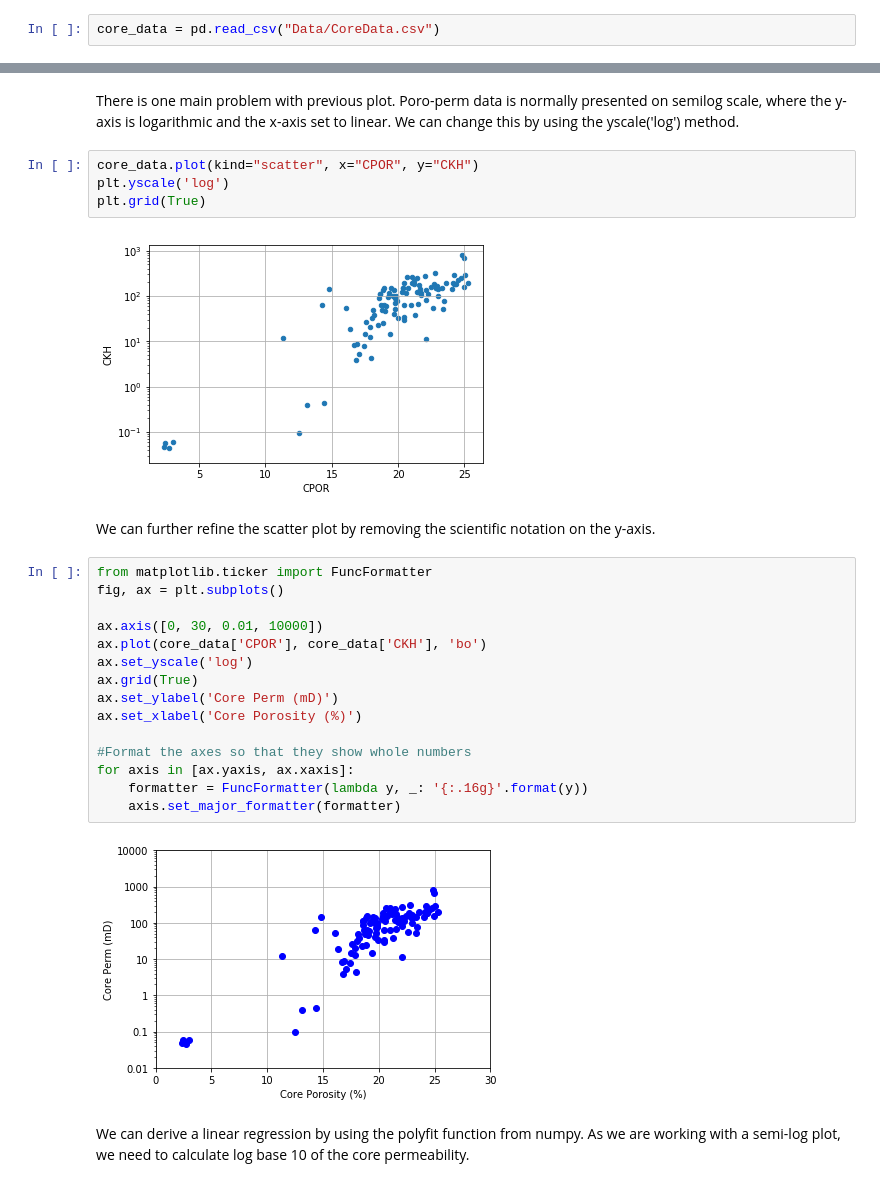
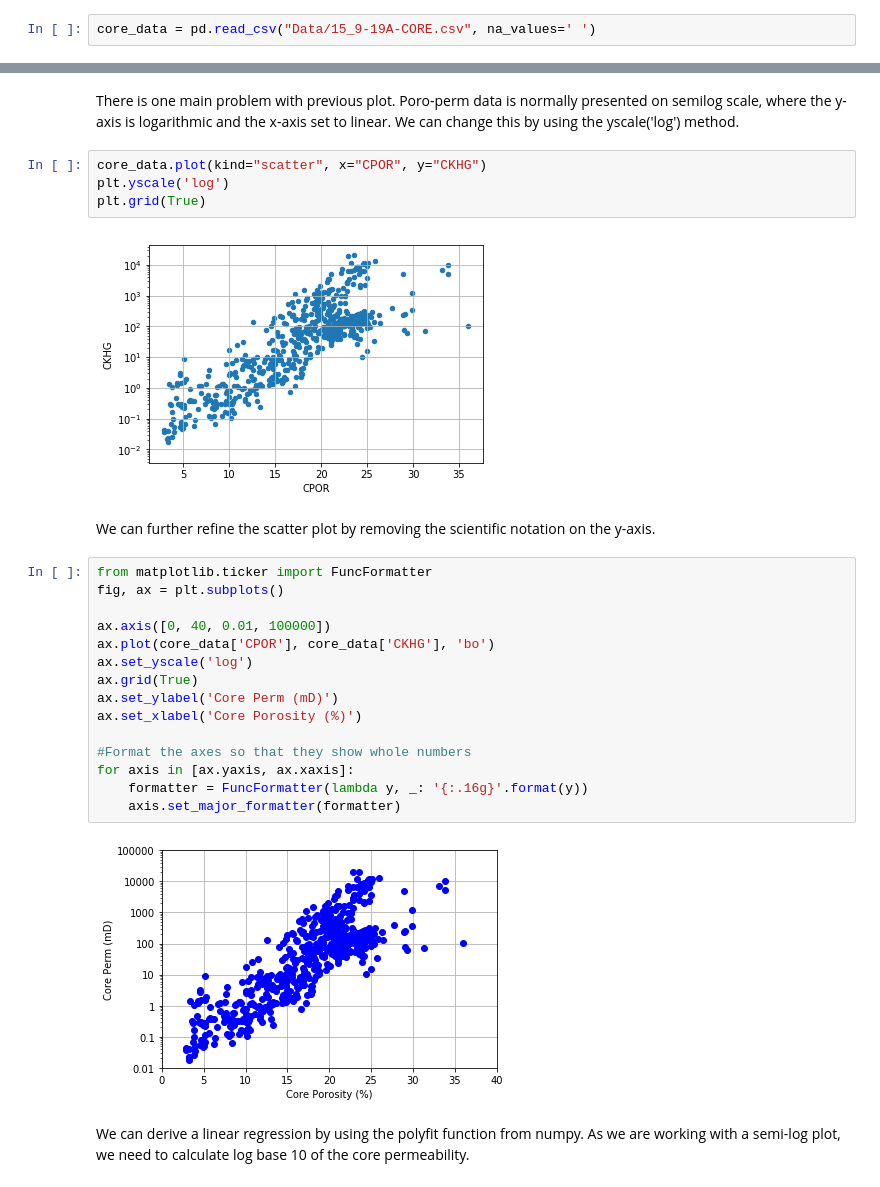
Before and after one commit to andymcdgeo/Petrophysics-Python-Series, a Jupyter notebook: 04 - Displaying Core Data and Deriving a Poro Perm Relationship.ipynb, the cells around one changed output, grey strips where cells are left out. Cells and saved outputs as stored; diff of their text form.

```diff
--- a/04 - Displaying Core Data and Deriving a Poro Perm Relationship.ipynb
+++ b/04 - Displaying Core Data and Deriving a Poro Perm Relationship.ipynb
@@ -9,7 +9,7 @@ import pandas as pd
 import matplotlib.pyplot as plt
 import numpy as np
 # %%
-core_data = pd.read_csv("Data/CoreData.csv")
+core_data = pd.read_csv("Data/15_9-19A-CORE.csv", na_values=' ')
 # %%
 core_data.head()
 # %% [output]
@@ -41,29 +41,29 @@ core_data.plot(kind="scatter", x="CPOR", y="CKH")
 # %% [markdown]
 There is one main problem with previous plot. Poro-perm data is normally presented on semilog scale, where the y-axis is logarithmic and the x-axis set to linear. We can change this by using the yscale('log') method.
 # %%
-core_data.plot(kind="scatter", x="CPOR", y="CKH")
+core_data.plot(kind="scatter", x="CPOR", y="CKHG")
 plt.yscale('log')
 plt.grid(True)
 # %% [output]
-[figure, old version]
+[figure, new version]
 # %% [markdown]
 We can further refine the scatter plot by removing the scientific notation on the y-axis.
 # %%
 from matplotlib.ticker import FuncFormatter
 fig, ax = plt.subplots()
 
-ax.axis([0, 30, 0.01, 10000])
-ax.plot(core_data['CPOR'], core_data['CKH'], 'bo')
+ax.axis([0, 40, 0.01, 100000])
+ax.plot(core_data['CPOR'], core_data['CKHG'], 'bo')
 ax.set_yscale('log')
 ax.grid(True)
 ax.set_ylabel('Core Perm (mD)')
 ax.set_xlabel('Core Porosity (%)')
 
 #Format the axes so that they show whole numbers
 for axis in [ax.yaxis, ax.xaxis]:
     formatter = FuncFormatter(lambda y, _: '{:.16g}'.format(y))
     axis.set_major_formatter(formatter)
 # %% [output]
-[figure, old version]
+[figure, new version]
 # %% [markdown]
 We can derive a linear regression by using the polyfit function from numpy. As we are working with a semi-log plot, we need to calculate log base 10 of the core permeability.
```
Also changed, not shown: parts of 7 cells of this notebook, 8 other files.
